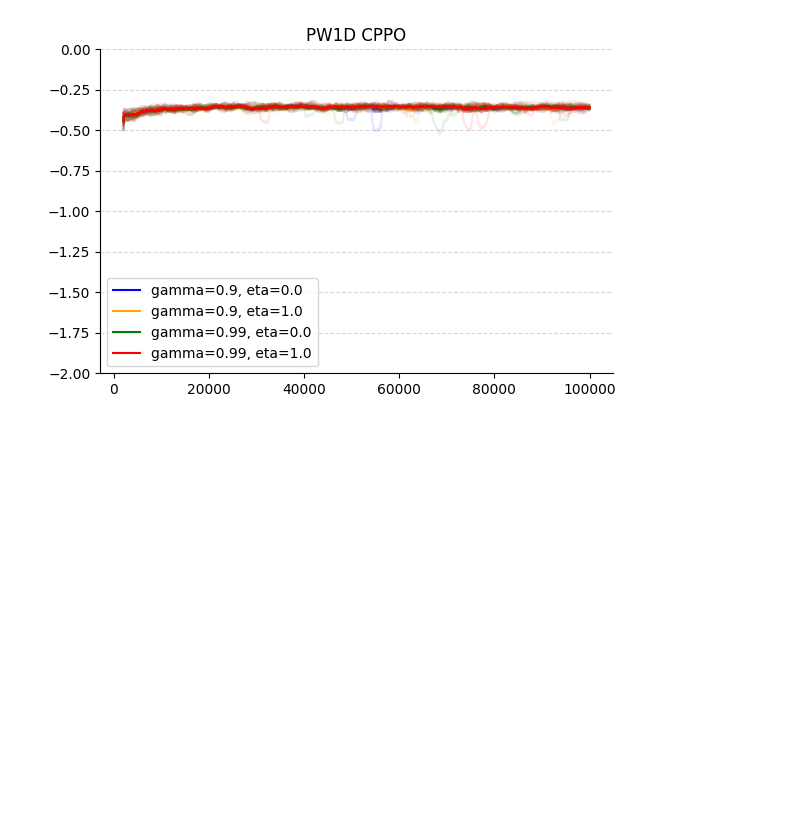
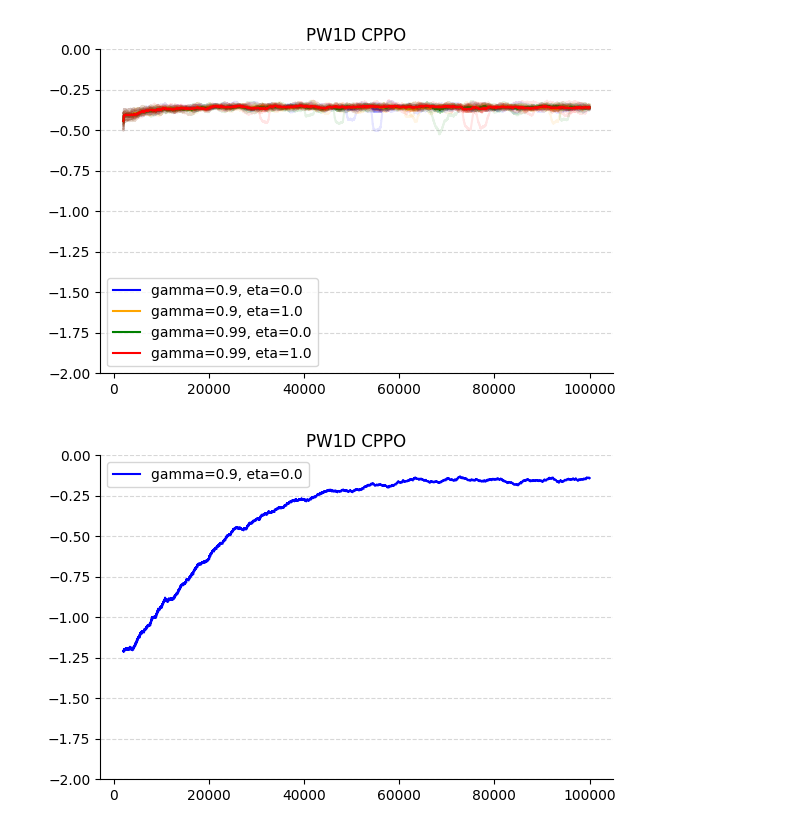
Before and after one commit to abhisheknaik96/continuing-rl-exps, a Jupyter notebook: notebooks/sweep.ipynb, the cells around one changed output. Cells and saved outputs as stored; diff of their text form; code cells hidden in the pictures; blank space fills up the shorter version.

```diff
--- a/notebooks/sweep.ipynb
+++ b/notebooks/sweep.ipynb
@@ -1160,3 +1160,10 @@ plot_learning_curve(filenames, item='reward', window=2000, final=False, plot_all
                     title=r'PW1D CPPO', labels='gamma,eta')
 # %% [output]
 [figure]
+# %%
+filenames = [('../results/test_exp/', 'reacher_cont_CDiscPPO_test_0.npy', ''),
+            ]
+plot_learning_curve(filenames, item='reward', window=2000, final=False, plot_all_runs=True, ylims=(-2,0.0),
+                    title=r'PW1D CPPO', labels='gamma,eta')
+# %% [output]
+[figure, added]
```
Also changed, not shown: 2 other files.
